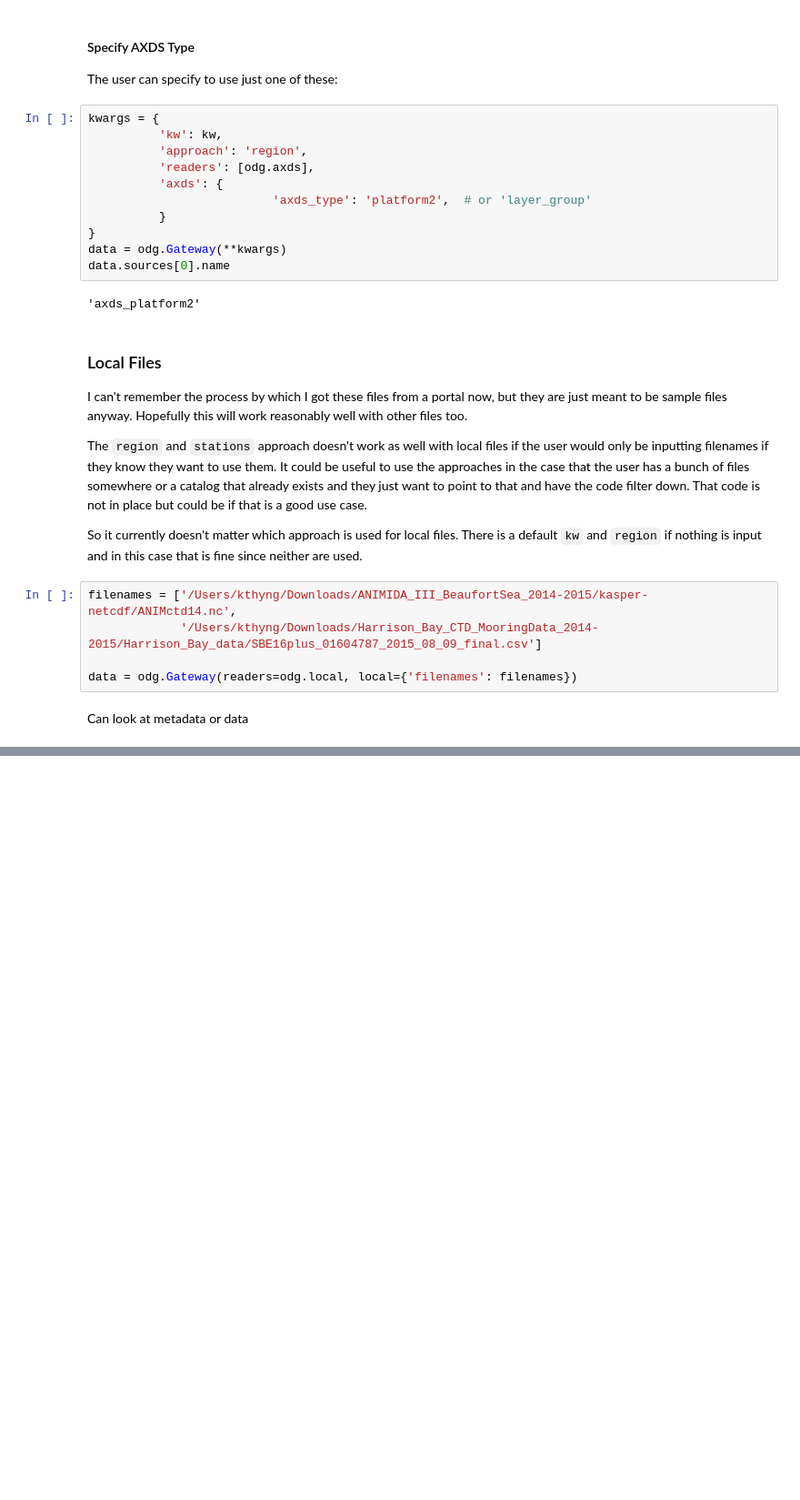
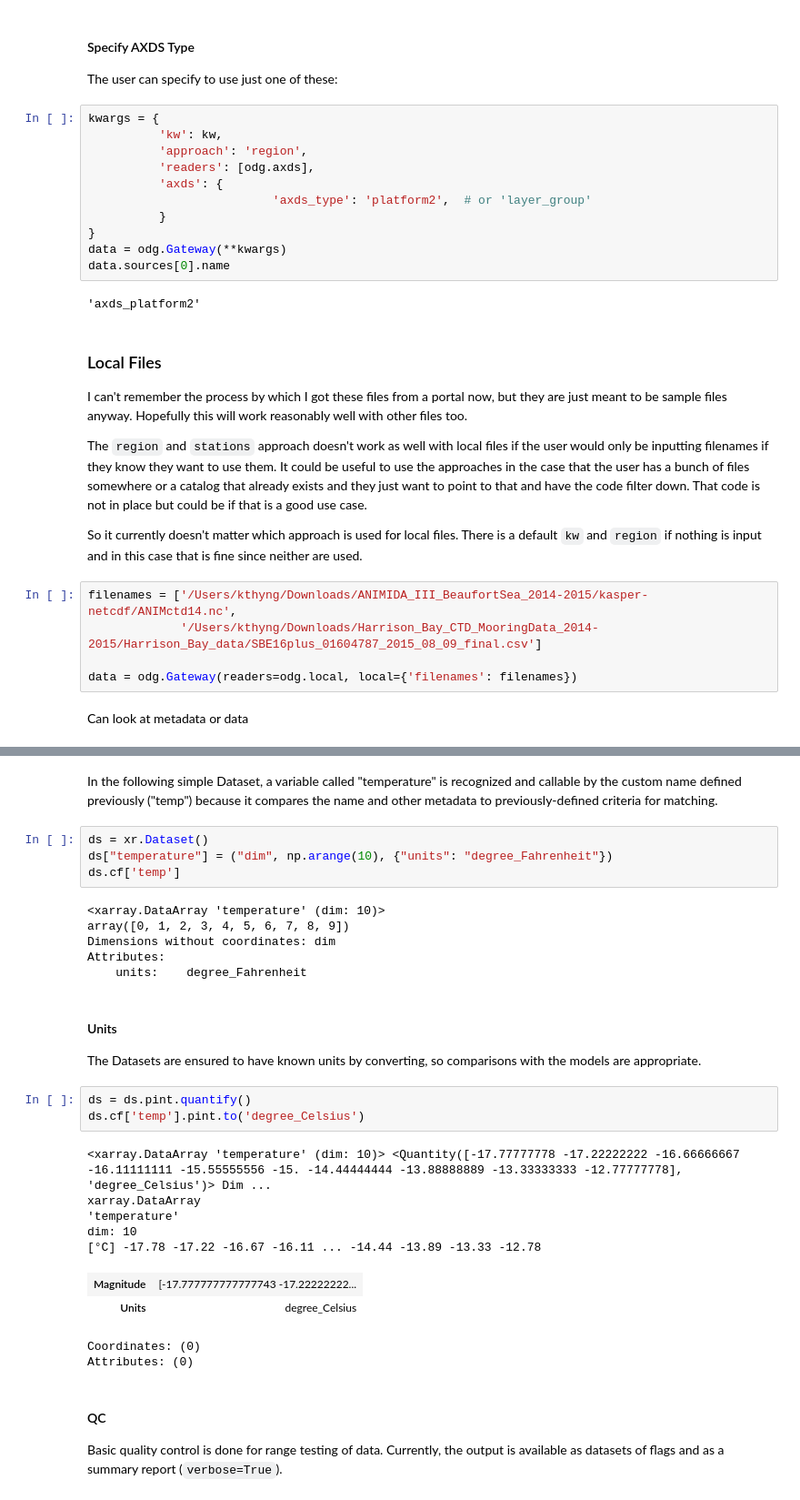
Before and after one commit to axiom-data-science/ocean_data_gateway, a Jupyter notebook: docs/details.ipynb, the cells around one changed output, grey strips where cells are left out. Shown at 91% size. Cells and saved outputs as stored; diff of their text form; blank space fills up the shorter version.

```diff
--- a/docs/details.ipynb
+++ b/docs/details.ipynb
@@ -503,0 +666,33 @@ data.data[0]()['SBE16plus_01604787_2015_08_09_final.csv']
+# %% [markdown]
+In the following simple Dataset, a variable called "temperature" is recognized and callable by the custom name defined previously ("temp") because it compares the name and other metadata to previously-defined criteria for matching.
+# %%
+ds = xr.Dataset()
+ds["temperature"] = ("dim", np.arange(10), {"units": "degree_Fahrenheit"})
+ds.cf['temp']
+# %% [output]
+<xarray.DataArray 'temperature' (dim: 10)>
+array([0, 1, 2, 3, 4, 5, 6, 7, 8, 9])
+Dimensions without coordinates: dim
+Attributes:
+    units:    degree_Fahrenheit
+# %% [markdown]
+#### Units
+
+The Datasets are ensured to have known units by converting, so comparisons with the models are appropriate.
+# %%
+ds = ds.pint.quantify()
+ds.cf['temp'].pint.to('degree_Celsius')
+# %% [output]
+<xarray.DataArray 'temperature' (dim: 10)> <Quantity([-17.77777778 -17.22222222 -16.66666667 -16.11111111 -15.55555556 -15. -14.44444444 -13.88888889 -13.33333333 -12.77777778], 'degree_Celsius')> Dim ...
+xarray.DataArray
+'temperature'
+dim: 10
+[°C] -17.78 -17.22 -16.67 -16.11 ... -14.44 -13.89 -13.33 -12.78
+| Magnitude | [-17.777777777777743 -17.22222222... |
+| Units | degree_Celsius |
+Coordinates: (0)
+Attributes: (0)
+# %% [markdown]
+#### QC
+
+Basic quality control is done for range testing of data. Currently, the output is available as datasets of flags and as a summary report (`verbose=True`).
```
Also changed, not shown: parts of 31 cells of this notebook, 3 other files.
